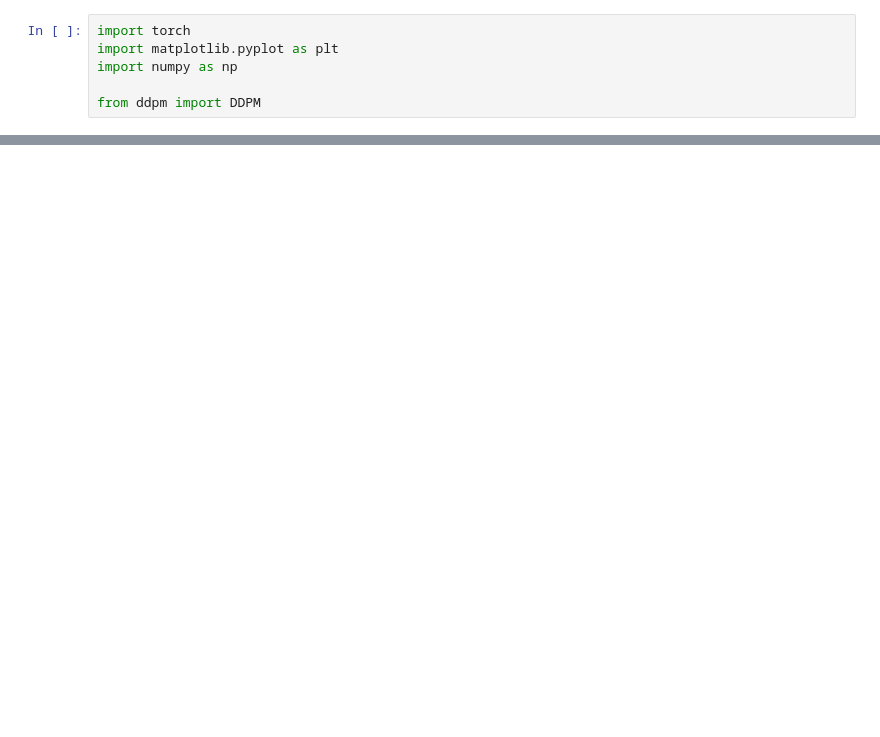
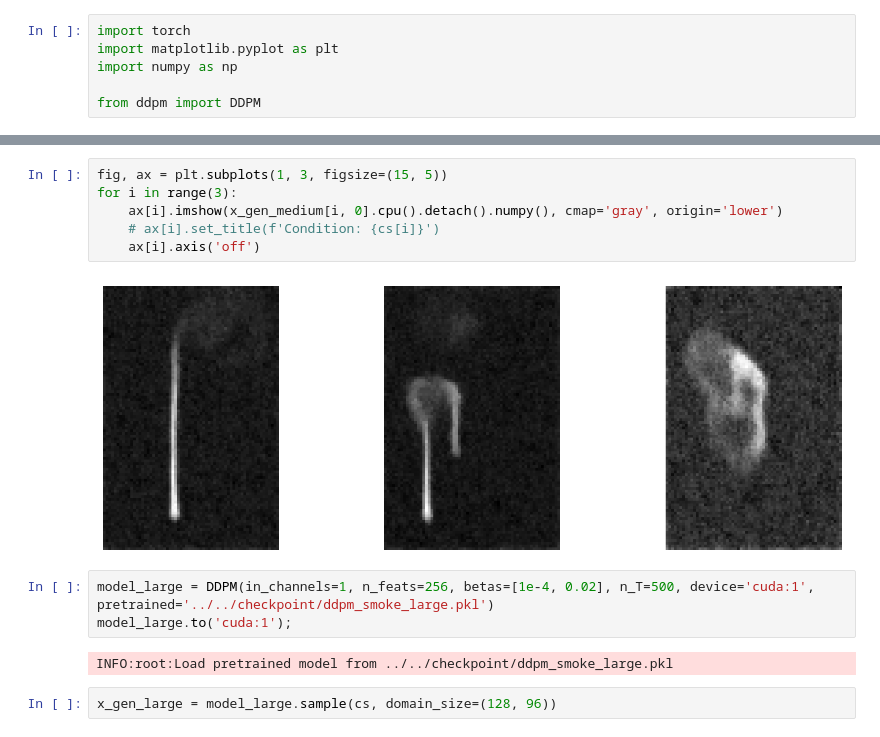
Before and after one commit to bookdiver/FluidDiff, a Jupyter notebook: conditional_diffusion_model/ddpm/sample_test.ipynb, the cells around one changed output, grey strips where cells are left out. Cells and saved outputs as stored; diff of their text form; blank space fills up the shorter version.

```diff
--- a/conditional_diffusion_model/ddpm/sample_test.ipynb
+++ b/conditional_diffusion_model/ddpm/sample_test.ipynb
@@ -22,0 +31,15 @@ for i in range(3):
+# %%
+fig, ax = plt.subplots(1, 3, figsize=(15, 5))
+for i in range(3):
+    ax[i].imshow(x_gen_medium[i, 0].cpu().detach().numpy(), cmap='gray', origin='lower')
+    # ax[i].set_title(f'Condition: {cs[i]}')
+    ax[i].axis('off')
+# %% [output]
+[figure, added]
+# %%
+model_large = DDPM(in_channels=1, n_feats=256, betas=[1e-4, 0.02], n_T=500, device='cuda:1', pretrained='../../checkpoint/ddpm_smoke_large.pkl')
+model_large.to('cuda:1');
+# %% [output]
+INFO:root:Load pretrained model from ../../checkpoint/ddpm_smoke_large.pkl
+# %%
+x_gen_large = model_large.sample(cs, domain_size=(128, 96))
```
Also changed, not shown: parts of 6 cells of this notebook, 2 other files.
